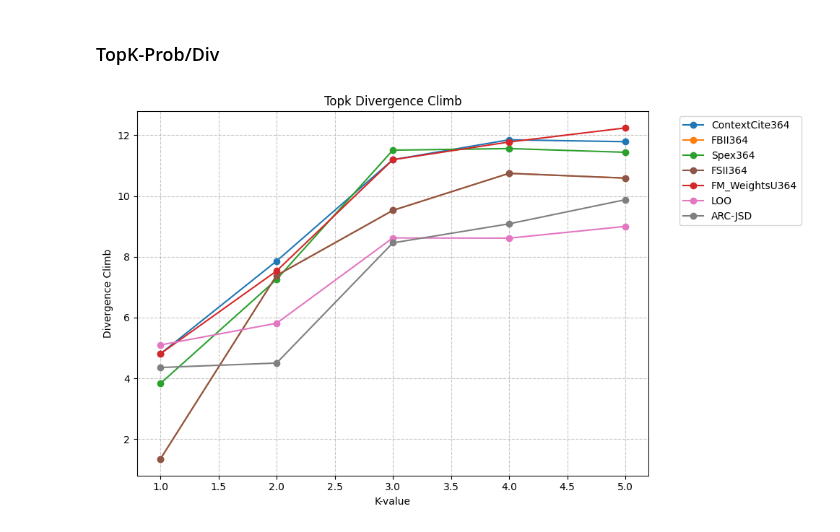
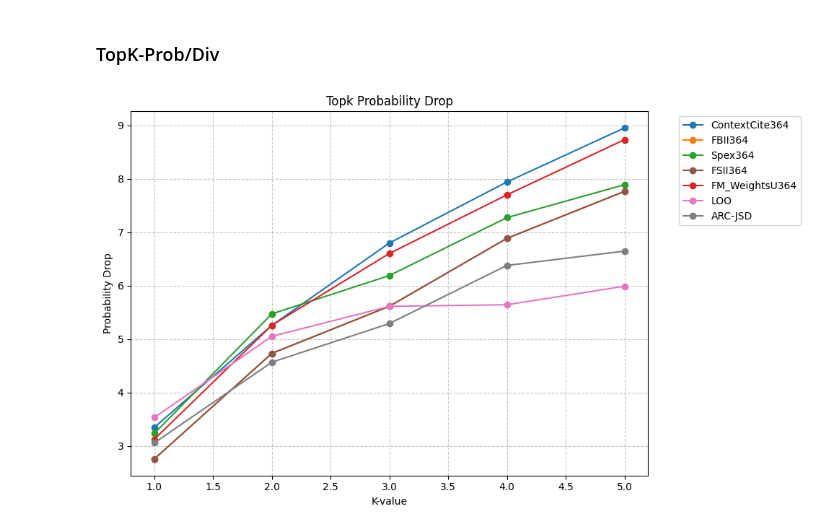
Before and after one commit to iNema9590/LLMX, a Jupyter notebook: Notebooks/2wiki.ipynb, the cells around one changed output. Saved outputs shown, nothing was run; the diff lists cells and outputs as text; code cells hidden in the pictures.

```diff
--- a/Notebooks/2wiki.ipynb
+++ b/Notebooks/2wiki.ipynb
@@ -257,7 +256,7 @@ df_res.to_csv('../Experiment_data/2wiki/processed_document_results.csv', index=F
 # %% [markdown]
 ## Results Aggregation
 # %%
-df_res =pd.read_csv('../Experiment_data/2wiki/processed_doc_duplicate_results.csv')
+df_res =pd.read_csv('../Experiment_data/2wiki/processed_sentence_gt4_duplicate_results.csv')
 # %%
 def get_supp_index_sentence(context, supp_sentences):
     supp_index = []
@@ -285,8 +284,8 @@ elif level == 'document':
 # Filter df_res if we want Correctly answered samples or not
 
 df_sample = df_res.copy()
-# df_sample = df_res[df_res.flag_correct == True].copy()
-df_sample = df_res[df_res.flag_correct == False].copy()
+df_sample = df_res[df_res.flag_correct == True].copy()
+# df_sample = df_res[df_res.flag_correct == False].copy()
 
 # SEPARATE in terms of ground truth size
 if level == 'document':
@@ -328,13 +327,14 @@ def recall_at_k(gtset_k, inf_scores, k_val ):
 # %%
 k_values= [1,2,3,4,5]
 recall_at_k_score_all = {}
+support_index = 'supporting_documents_index' if level == 'document' else 'supporting_sentences_index'
 for k_val in k_values:
     recall_at_k_score = {k:[] for k in eval(df_sample['method_scores'][0].replace('array', ''))[0].keys()}
     for i in df_sample.index:
         for method in list(recall_at_k_score.keys()):
             provided_scoring = eval(df_sample.method_scores.loc[i].replace('array', ''))[0][method]
             # ground_truth_index= df_sample.loc[i].supporting_sentences_index
-            ground_truth_index = df_sample.supporting_documents_index.loc[i]
+            ground_truth_index = df_sample[support_index].loc[i]
             recall_at_k_score[method].append(recall_at_k(ground_truth_index, provided_scoring, k_val=k_val))
 
     recall_at_k_score = {k:round(np.mean(v),4) for k,v in recall_at_k_score.items()}
@@ -380,8 +380,8 @@ plt.show()
 ### TopK-Prob/Div
 # %%
 metric = 'topk_probability'
-topk_drop = {method :{k:[] for k in method_data.keys()} for method, method_data in eval(df_sample.topk_probability.loc[0])[0].items()}
-methods = eval(df_sample.topk_probability.loc[0])[0].keys()
+topk_drop = {method :{k:[] for k in method_data.keys()} for method, method_data in eval(df_sample.topk_probability.loc[0])[0][0].items()}
+methods = eval(df_sample.topk_probability.loc[0])[0][0].keys()
 k_values = [1,2,3,4,5]
 for i in df_sample.index:
     for method in methods :
@@ -396,29 +396,30 @@ df_res = pd.DataFrame.from_dict(topk_drop, orient = 'index').T
 # %%
 df = df_res.copy()
 plt.figure(figsize=(10,6))
+y_label = "Probability Drop" if metric == 'topk_probability' else "Divergence Climb"
 
 colors = {
     'ContextCite364': '#1f77b4',
     'FBII364': '#ff7f0e',
     'Spex364': '#2ca02c',
     'FSII364':   '#8c564b',
     'FM_WeightsKS364': '#9467bd',
     'FM_WeightsU364': '#d62728',
     'LOO': '#e377c2',
     'ARC-JSD': '#7f7f7f'
 }
 
 for col in df.columns:
     if col != 'FM_WeightsKS364':
         plt.plot(df.index, df[col], label = col, marker='o', color = colors[col])
 
 plt.xlabel('K-value')
-plt.ylabel('Divergence Climb')
-plt.title('Topk Divergence Climb')
+plt.ylabel(y_label)
+plt.title(f'Topk {y_label}')
 plt.legend(bbox_to_anchor=(1.05,1), loc='upper left')
 plt.grid(True, linestyle='--', alpha = 0.7)
 
 plt.tight_layout()
 plt.show()
 # %% [output]
-[figure, old version]
+[figure, new version]
```
Also changed, not shown: parts of 8 cells of this notebook.
